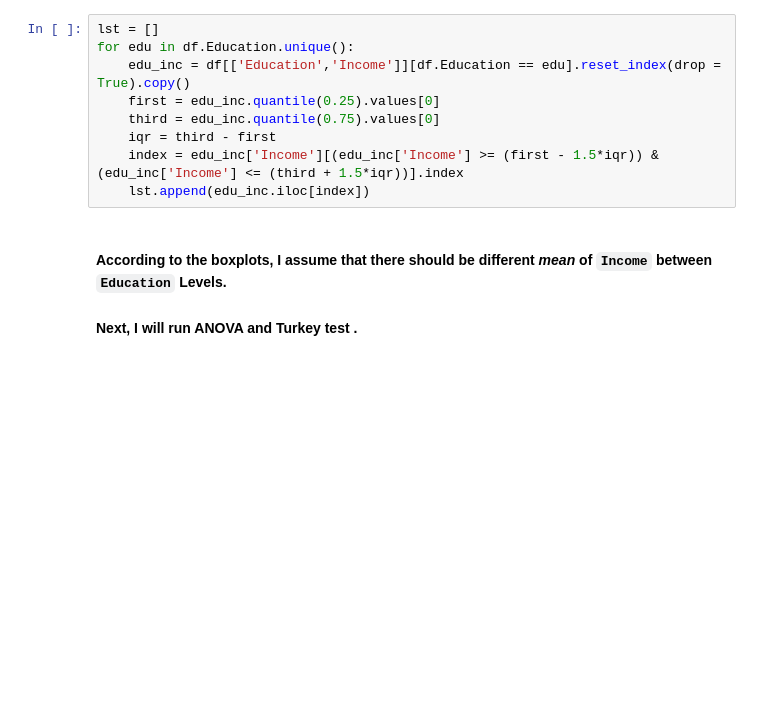
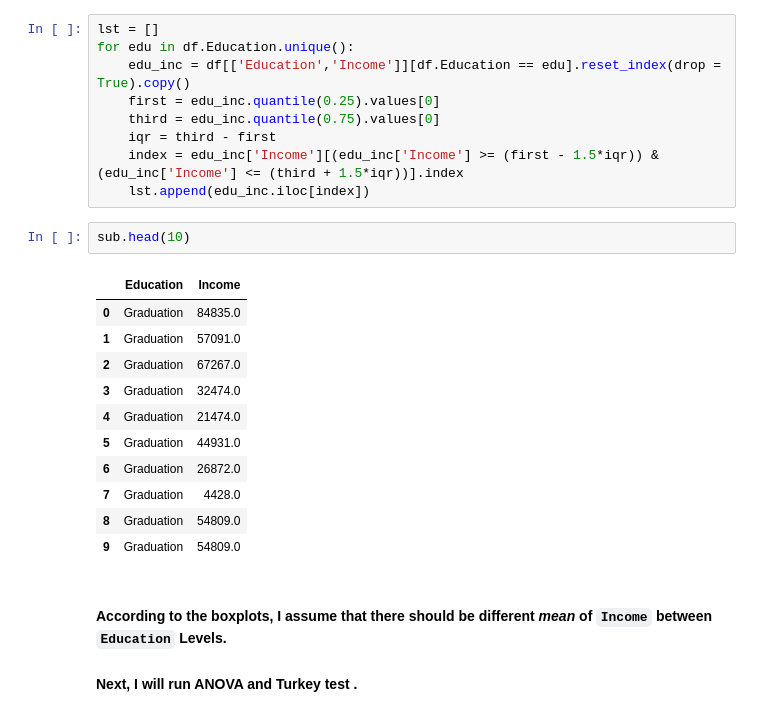
Before and after one commit to connanvn9/Maketing-Project, a Jupyter notebook: Maketing_project.ipynb, the cells around one changed output. Saved outputs shown, nothing was run; the diff lists cells and outputs as text; blank space fills up the shorter version.

```diff
--- a/Maketing_project.ipynb
+++ b/Maketing_project.ipynb
@@ -142,6 +142,20 @@ for edu in df.Education.unique():
     iqr = third - first
     index = edu_inc['Income'][(edu_inc['Income'] >= (first - 1.5*iqr)) & (edu_inc['Income'] <= (third + 1.5*iqr))].index
     lst.append(edu_inc.iloc[index])
+# %%
+sub.head(10)
+# %% [output]
+|  | Education | Income |
+| 0 | Graduation | 84835.0 |
+| 1 | Graduation | 57091.0 |
+| 2 | Graduation | 67267.0 |
+| 3 | Graduation | 32474.0 |
+| 4 | Graduation | 21474.0 |
+| 5 | Graduation | 44931.0 |
+| 6 | Graduation | 26872.0 |
+| 7 | Graduation | 4428.0 |
+| 8 | Graduation | 54809.0 |
+| 9 | Graduation | 54809.0 |
 # %% [markdown]
 #### According to the boxplots, I assume that there should be different *mean* of `Income` between `Education` Levels.
 #### Next, I will run ANOVA and Turkey test .
```
Also changed, not shown: parts of 1 cell of this notebook.
